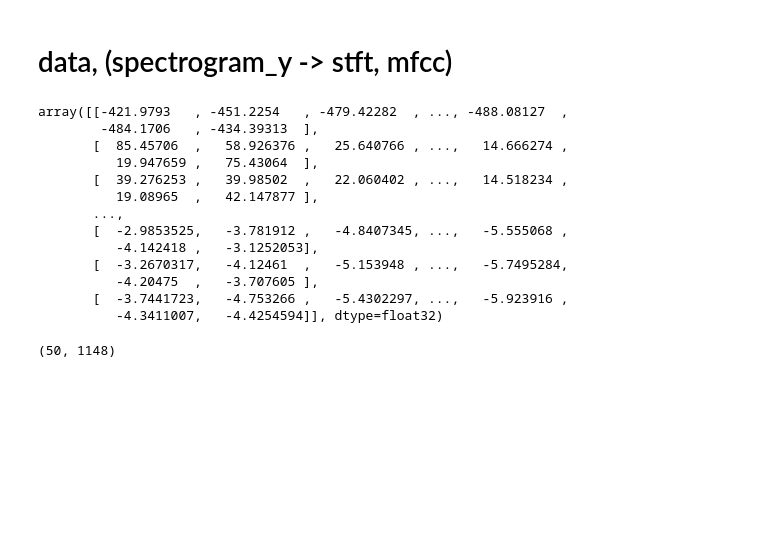
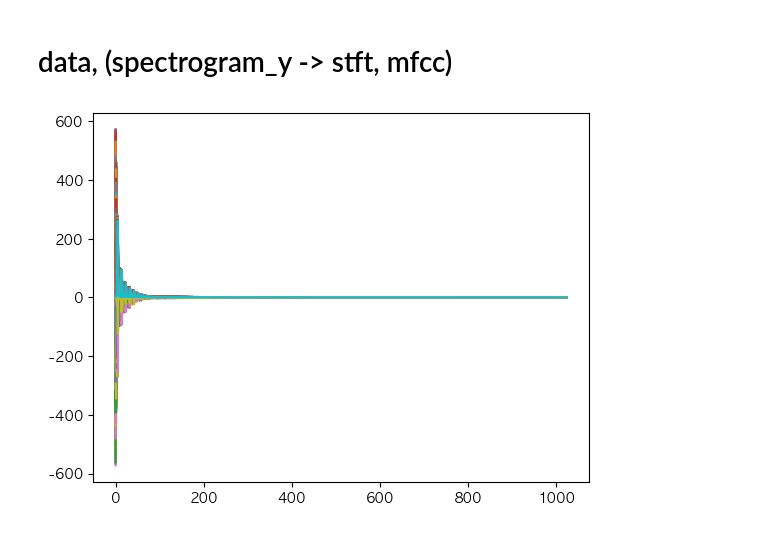
Before and after one commit to ParkSungHyon/audio_lstm, a Jupyter notebook: audio_lstm.ipynb, the cells around one changed output. Drawn from its saved outputs; the diff is of its cells as text; code cells hidden in the pictures; blank space fills up the shorter version.

```diff
--- a/audio_lstm.ipynb
+++ b/audio_lstm.ipynb
@@ -277,26 +293,10 @@ mfcc Shape[0]:  50
 mfcc Shape[1]:  1148
 # %% [markdown]
 # data, (spectrogram_y -> stft, mfcc)
-# %%
-# 4-2 getMfcc() 함수는 필요 없다. 아래 한줄로 끝남
-mfcc = librosa.feature.mfcc(y=spectrogram_y, sr=sample_rate, n_mfcc=50)
-mfcc
-# %% [output]
-array([[-421.9793   , -451.2254   , -479.42282  , ..., -488.08127  ,
-        -484.1706   , -434.39313  ],
-       [  85.45706  ,   58.926376 ,   25.640766 , ...,   14.666274 ,
-          19.947659 ,   75.43064  ],
-       [  39.276253 ,   39.98502  ,   22.060402 , ...,   14.518234 ,
-          19.08965  ,   42.147877 ],
-       ...,
-       [  -2.9853525,   -3.781912 ,   -4.8407345, ...,   -5.555068 ,
-          -4.142418 ,   -3.1252053],
-       [  -3.2670317,   -4.12461  ,   -5.153948 , ...,   -5.7495284,
-          -4.20475  ,   -3.707605 ],
-       [  -3.7441723,   -4.753266 ,   -5.4302297, ...,   -5.923916 ,
-          -4.3411007,   -4.4254594]], dtype=float32)
-# %%
-mfcc.shape
-# %% [output]
-(50, 1148)
+# %%
+for i in range(500):
+    plt.plot(stft[:,i])
+    plt.plot(np.abs(stft[:,i]))
+# %% [output]
+[figure, added]
 # %%
```
Also changed, not shown: parts of 12 cells of this notebook.
